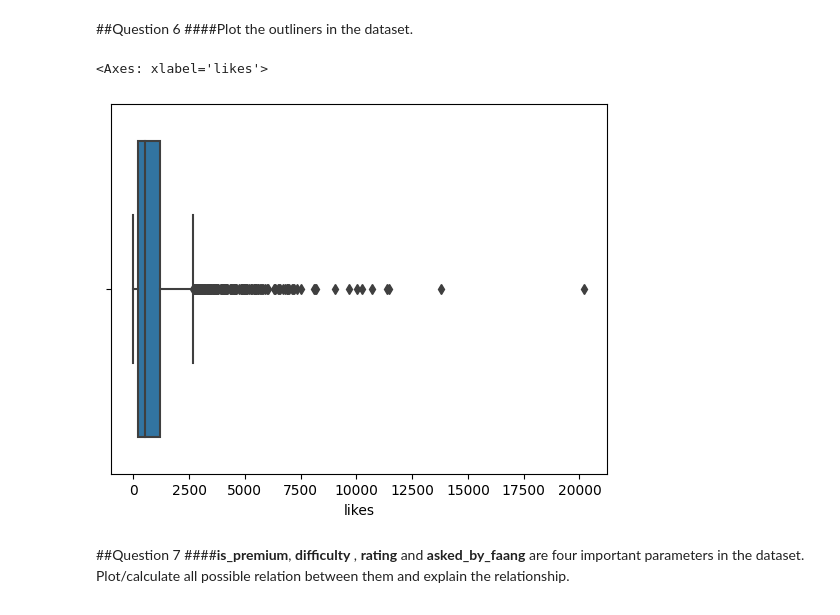
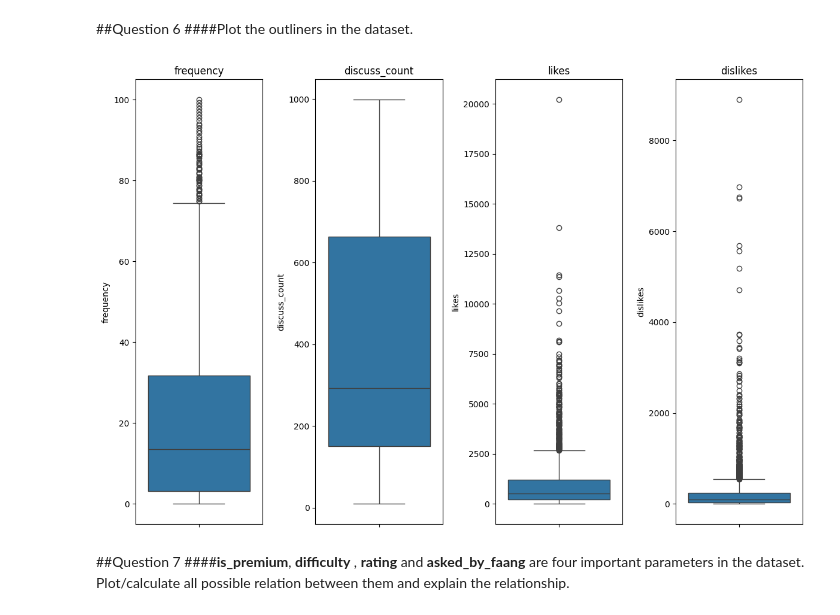
Before and after one commit to kk-shetty/data_science_ik, a Jupyter notebook: assingments/eda_and_feature_engineering/LeetCode_Dataset_Question.ipynb, the cells around one changed output. Drawn from its saved outputs; the diff is of its cells as text; code cells hidden in the pictures.

```diff
--- a/assingments/eda_and_feature_engineering/LeetCode_Dataset_Question.ipynb
+++ b/assingments/eda_and_feature_engineering/LeetCode_Dataset_Question.ipynb
@@ -59,0 +36,5 @@ leetcode_df.sample(n=5)
+# %%
+# Loading the dataset into pandas
+# Using the download URL of the file uploaded on Google drive
+file_url = 'https://drive.google.com/uc?export=download&id=1RrRNADQK5b-S4eBlNMxU3UH2-bhv-k8a'
+df_leetcode = pd.read_csv(file_url, sep='\t')
@@ -163,12 +162,34 @@ leetcode_df.describe()
 # %% [markdown]
 ##Question 6
 ####Plot the outliners in the dataset.
-# %%
-#Solution 6(your code here)
-sns.boxplot(x=leetcode_df.likes)
-# %% [output]
-<Axes: xlabel='likes'>
-[figure, removed]
+# %%
+#Solution 6(your code here)
+
+# By analysing the output of describe, I see that there might be outliers in the below filed
+# 1. frequency
+# 2. discuss_count
+# 3. likes - median is 516 where as mean is 1050.
+# 4. dislikes
+
+# Create a 1x4 subplot
+fig, axes = plt.subplots(1, 4, figsize=(12, 8))
+
+# Plot box plots for each field using sns.boxplot and the data parameter
+sns.boxplot(df_leetcode['frequency'], ax=axes[0])
+sns.boxplot(df_leetcode['discuss_count'], ax=axes[1])
+sns.boxplot(df_leetcode['likes'], ax=axes[2])
+sns.boxplot(df_leetcode['dislikes'], ax=axes[3])
+
+# Set titles for each subplot
+axes[0].set_title('frequency')
+axes[1].set_title('discuss_count')
+axes[2].set_title('likes')
+axes[3].set_title('dislikes')
+
+plt.tight_layout()
+plt.show()
+# %% [output]
+[figure, added]
 # %% [markdown]
 ##Question 7
 ####**is_premium**, **difficulty** , **rating** and **asked_by_faang** are four important parameters in the dataset. Plot/calculate all possible relation between them and explain the relationship.
```
Also changed, not shown: parts of 21 cells of this notebook.
